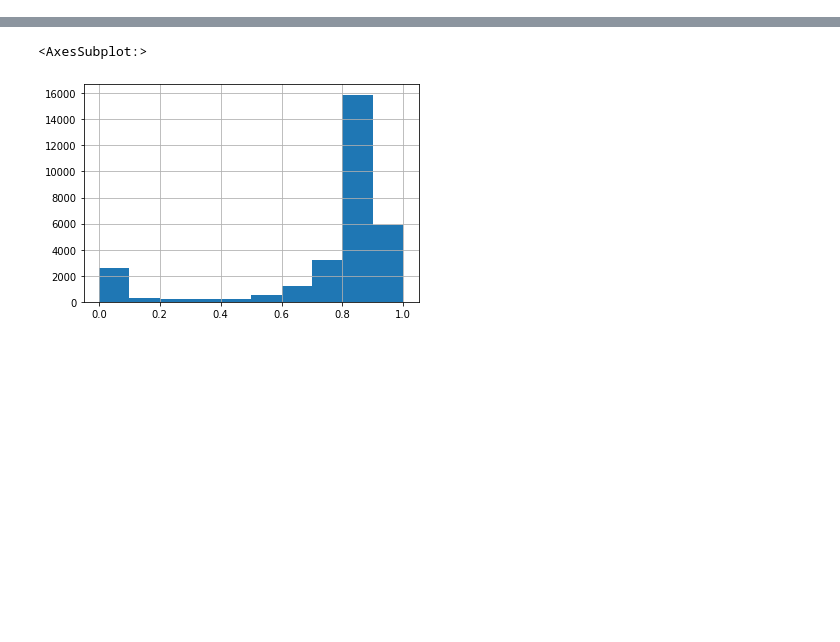
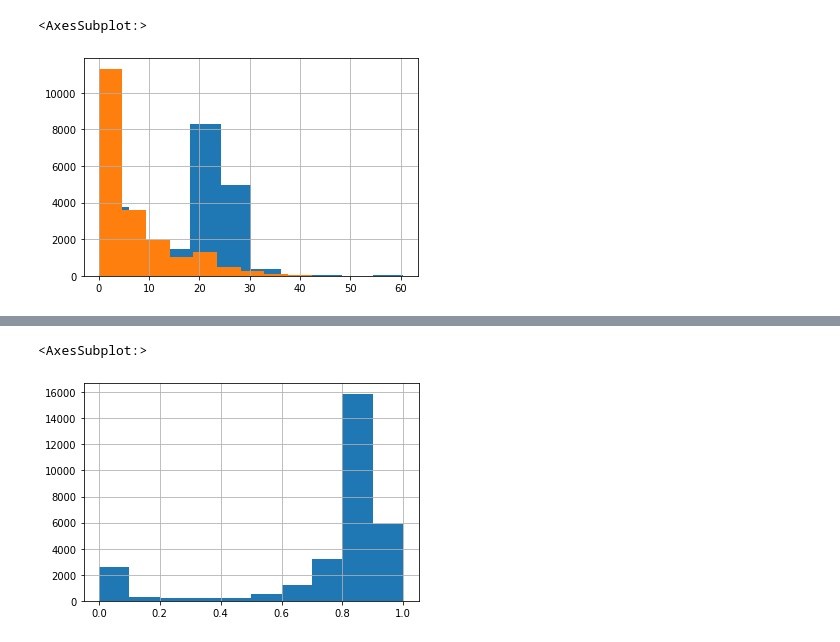
Before and after one commit to csalg/lomb, a Jupyter notebook: backend/src/slices/probabilities/model fit.ipynb, the cells around one changed output, grey strips where cells are left out. Drawn from its saved outputs; the diff is of its cells as text; code cells hidden in the pictures; blank space fills up the shorter version.

```diff
--- a/backend/src/slices/probabilities/model fit.ipynb
+++ b/backend/src/slices/probabilities/model fit.ipynb
@@ -27,5 +87,11 @@ model.fit(X, mu, sample_weight=weights)
 mu_pred = model.predict(X)
 score_pred = SimplifiedWickelgren.calculate_retention_rate(mu_pred,delta)
 # Save weights and intercepts
+# %%
+pd.Series(np.clip(mu_pred, MU_MIN, MU_MAX)).hist()
+mu.hist()
+# %% [output]
+<AxesSubplot:>
+[figure, added]
 # %%
 score_pred.hist()
```
Also changed, not shown: parts of 12 cells of this notebook, 3 other files.
